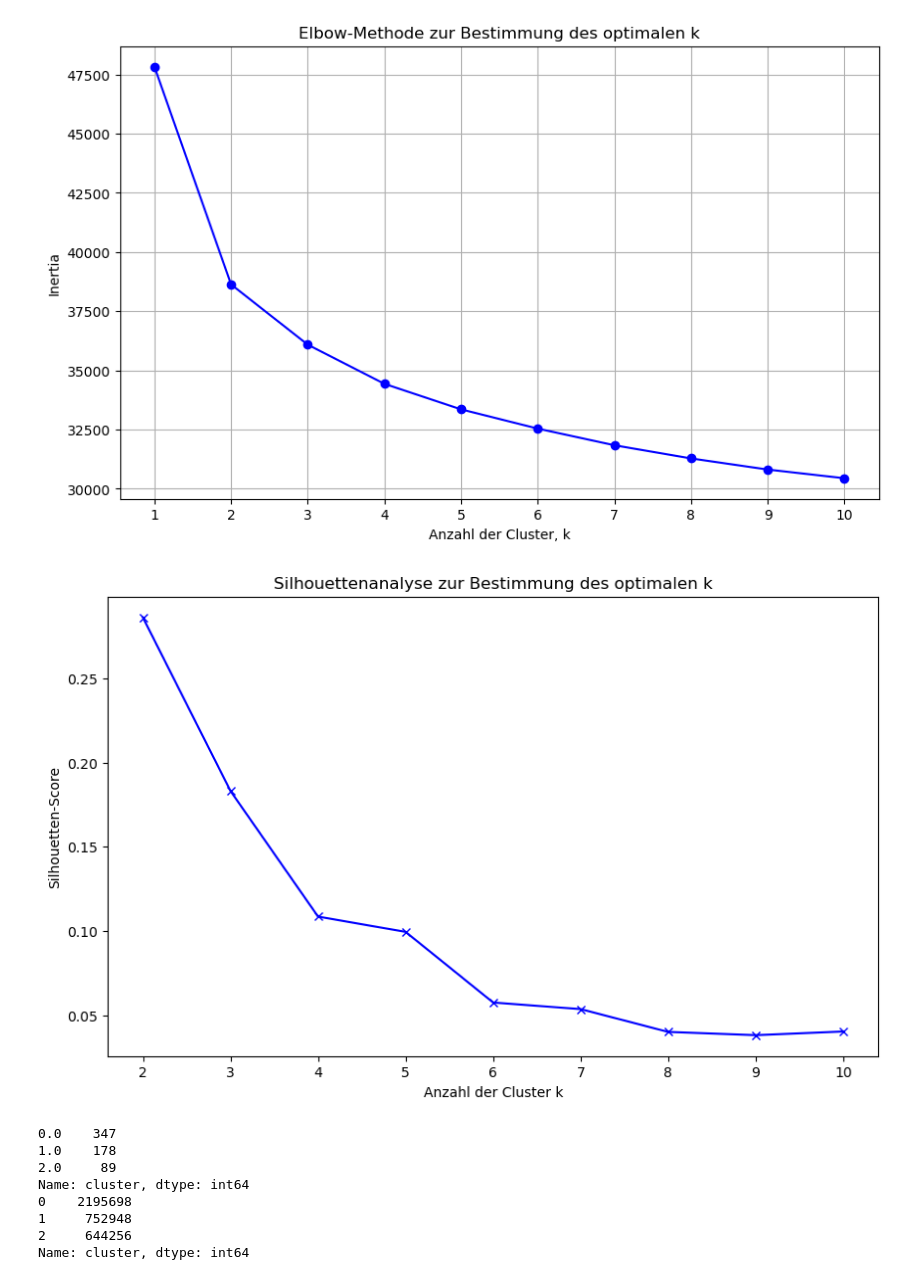
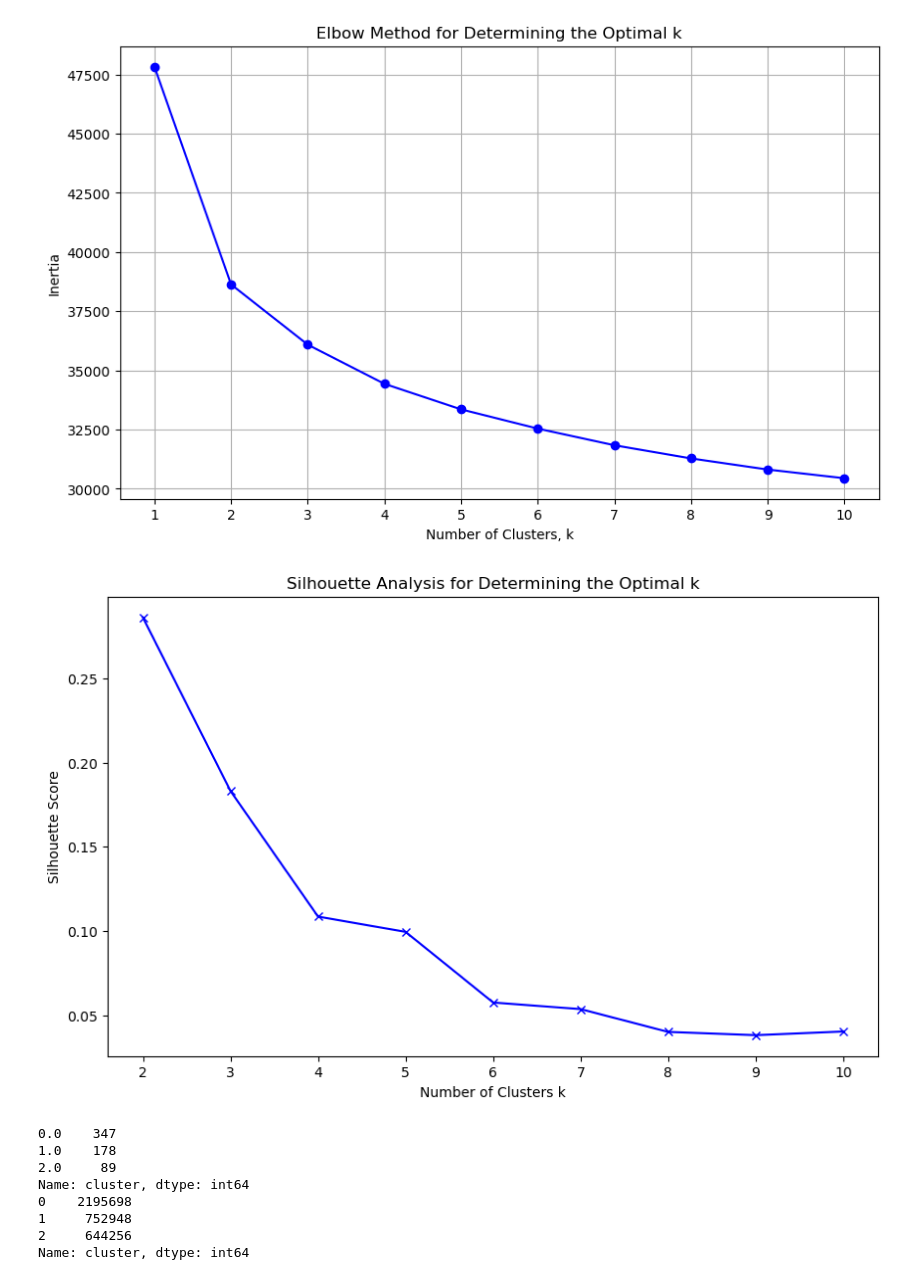
Before and after one commit to MariusRemmlinger/master_thesis, a Jupyter notebook: cluster_pipeline.ipynb, the cells around one changed output. Drawn from its saved outputs; the diff is of its cells as text; code cells hidden in the pictures.

```diff
--- a/cluster_pipeline.ipynb
+++ b/cluster_pipeline.ipynb
@@ -75,36 +75,36 @@ pivot_df = df.pivot_table(index='end_station_id',
                           values='ride_id',
                           aggfunc='count',
                           fill_value=0).reset_index()
 
 # Um die Spalten in chronologischer Reihenfolge zu sortieren
 sorted_columns = ['end_station_id'] + sorted([col for col in pivot_df.columns if col != 'end_station_id'])
 pivot_df = pivot_df[sorted_columns]
 
 features = pivot_df.drop('end_station_id', axis=1)
 # Initiate the scaler
 scaler = StandardScaler()
 
 # Apply the scaler row-wise and reformat the result for kmeans
 scaled_features_rowwise = np.vstack(features.apply(lambda row: scaler.fit_transform(row.values.reshape(-1, 1)).flatten(), axis=1))
 
 # Elbow method
 inertia = []
 K_range = range(1, 11)
 for k in K_range:
     kmeans = KMeans(n_clusters=k, random_state=42)
     kmeans.fit(scaled_features_rowwise)
     inertia.append(kmeans.inertia_)
 
 plt.figure(figsize=(10, 6))
 plt.plot(K_range, inertia, 'bo-')
-plt.xlabel('Anzahl der Cluster, k')
+plt.xlabel('Number of Clusters, k')
 plt.ylabel('Inertia')
-plt.title('Elbow-Methode zur Bestimmung des optimalen k')
+plt.title('Elbow Method for Determining the Optimal k')
 plt.xticks(K_range)
 plt.grid(True)
 plt.show()
 # %% [output]
-[figure, old version]
+[figure, new version]
 # %%
 # Sicherstellen, dass df eine eigenständige Kopie ist, nicht eine Ansicht
 
@@ -149,12 +149,12 @@ for k in K:
 
 plt.figure(figsize=(10, 6))
 plt.plot(K, silhouette_scores, 'bx-')
-plt.xlabel('Anzahl der Cluster k')
-plt.ylabel('Silhouetten-Score')
-plt.title('Silhouettenanalyse zur Bestimmung des optimalen k')
+plt.xlabel('Number of Clusters k')
+plt.ylabel('Silhouette Score')
+plt.title('Silhouette Analysis for Determining the Optimal k')
 plt.show()
 # %% [output]
-[figure, old version]
+[figure, new version]
 # %%
 # Sicherstellen, dass df eine eigenständige Kopie ist, nicht eine Ansicht
 df = df_filtered.copy()
```
Also changed, not shown: parts of 2 cells of this notebook.
